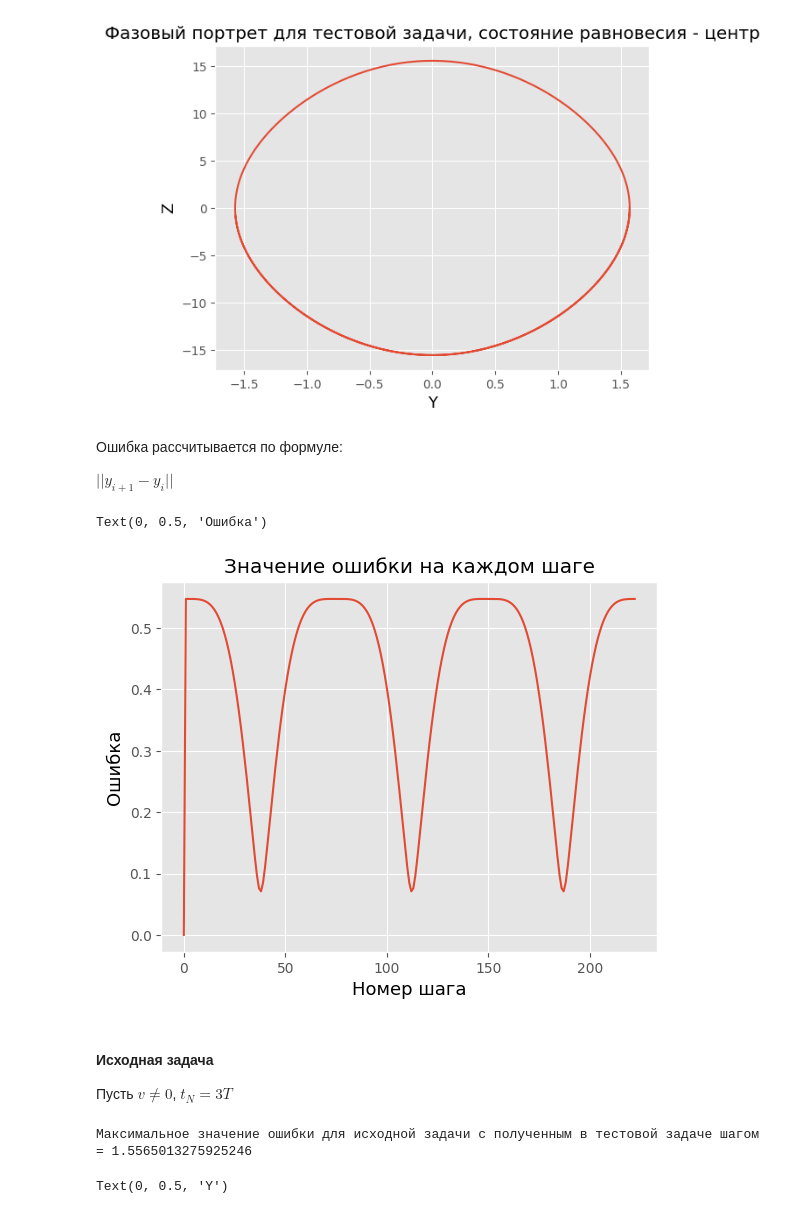
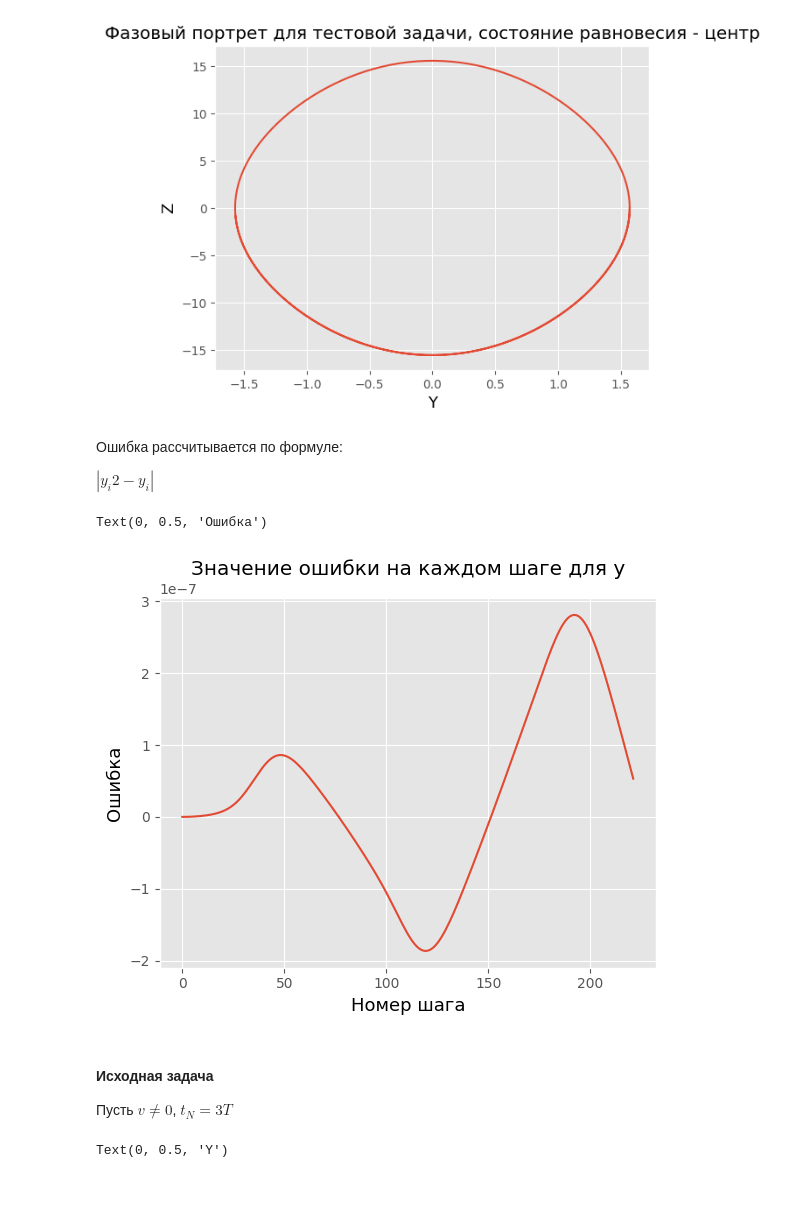
Before and after one commit to Ivan-Yagilev/Cauchy-problem, a Jupyter notebook: kosh.ipynb, the cells around one changed output. Saved outputs shown, nothing was run; the diff lists cells and outputs as text; code cells hidden in the pictures.

Commit message:
fix error plot

```diff
--- a/kosh.ipynb
+++ b/kosh.ipynb
@@ -159,16 +159,18 @@ Text(0, 0.5, 'Z')
 # %% [markdown]
 Ошибка рассчитывается по формуле:
 
-$||y_{i+1} - y_i||$
+$|y_{i}2 - y_i|$
 # %%
-plt.plot([i for i in range(len(tau_lst))], err_lst)
-plt.title("Значение ошибки на каждом шаге")
+tau_lst2, y_lst2, z_lst2, _, _, _ = rk4(T, 2*K0)
+
+plt.plot([i for i in range(len(tau_lst)-1)], [y_lst[i] - y_lst2[2*i] for i in range(len(tau_lst)-1)])
+plt.title("Значение ошибки на каждом шаге для y")
 ax = plt.gca()
 ax.set_xlabel("Номер шага", fontsize=13, color='black')
 ax.set_ylabel("Ошибка", fontsize=13, color='black')
 # %% [output]
 Text(0, 0.5, 'Ошибка')
-[figure, old version]
+[figure, new version]
 # %% [markdown]
 #### Исходная задача
 
@@ -177,9 +179,6 @@ Text(0, 0.5, 'Ошибка')
 omega, v = 11, 4
 
 tau_lst, y_lst, z_lst, flag, err_lst, diff_lst = rk4(3*T, K0)
-print(f"Максимальное значение ошибки для исходной задачи c полученным в тестовой задаче шагом = {max(err_lst)}")
-# %% [output]
-Максимальное значение ошибки для исходной задачи c полученным в тестовой задаче шагом = 1.5565013275925246
 # %%
 plt.plot(tau_lst, y_lst, label="y")
 ax = plt.gca()
```
Also changed, not shown: parts of 4 cells of this notebook.
